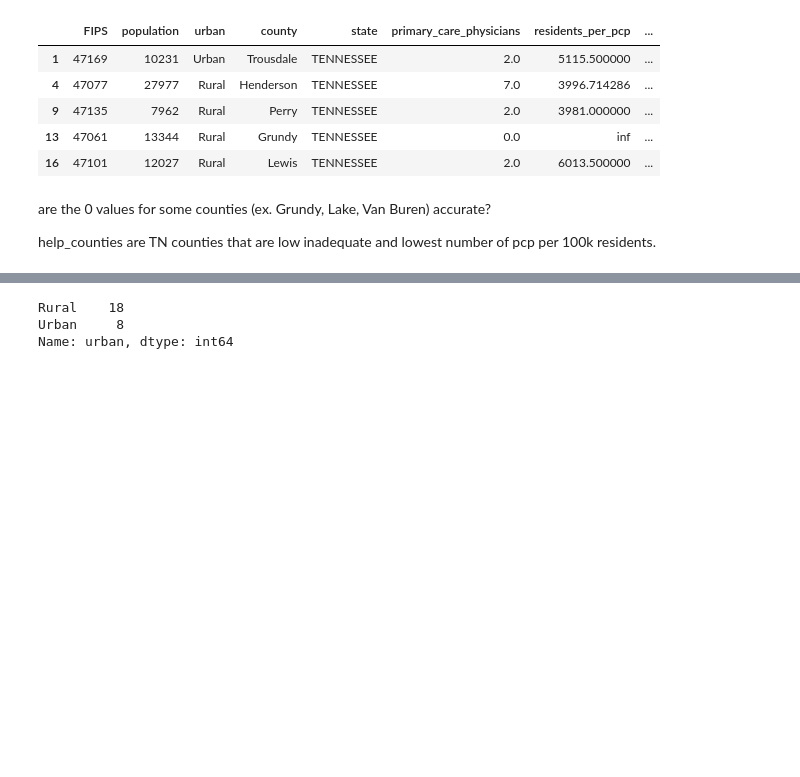
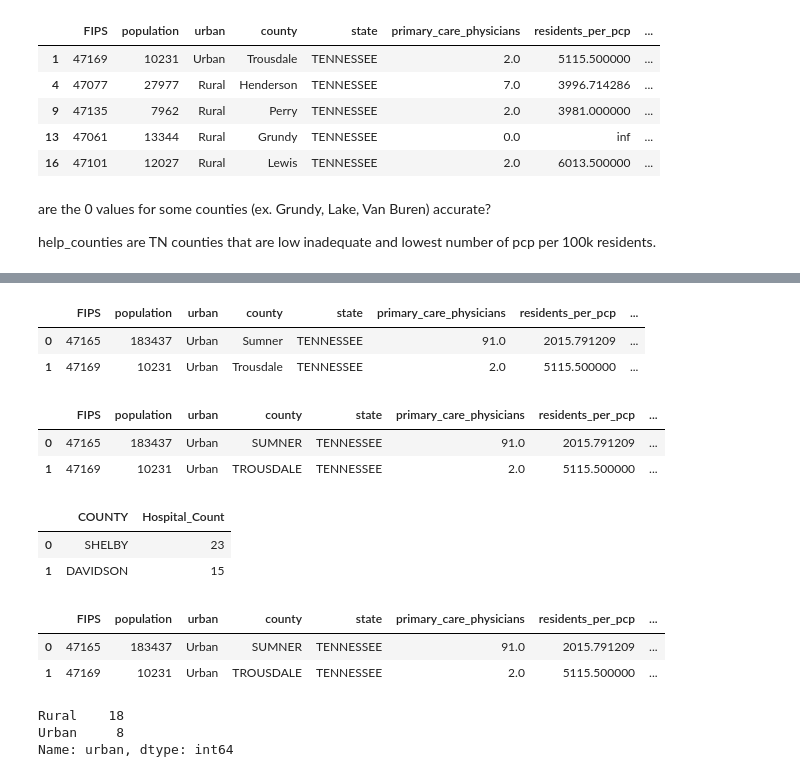
Before and after one commit to ludermln/data-science-essentials-4, a Jupyter notebook: notebooks/Week_2_3_4_tasks.ipynb, the cells around one changed output, grey strips where cells are left out. Saved outputs shown, nothing was run; the diff lists cells and outputs as text; code cells hidden in the pictures; blank space fills up the shorter version.

```diff
--- a/notebooks/Week_2_3_4_tasks.ipynb
+++ b/notebooks/Week_2_3_4_tasks.ipynb
@@ -710,0 +758,20 @@ help_counties are TN counties that are low inadequate and lowest number of pcp p
+# %%
+physicians.head(2)
+# %% [output]
+|  | FIPS | population | urban | county | state | primary_care_physicians | residents_per_pcp | ... |
+| 0 | 47165 | 183437 | Urban | Sumner | TENNESSEE | 91.0 | 2015.791209 | ... |
+| 1 | 47169 | 10231 | Urban | Trousdale | TENNESSEE | 2.0 | 5115.500000 | ... |
+# %%
+physicians['county'] = physicians['county'].str.upper()
+# %%
+physicians.head(2)
+# %% [output]
+|  | FIPS | population | urban | county | state | primary_care_physicians | residents_per_pcp | ... |
+| 0 | 47165 | 183437 | Urban | SUMNER | TENNESSEE | 91.0 | 2015.791209 | ... |
+| 1 | 47169 | 10231 | Urban | TROUSDALE | TENNESSEE | 2.0 | 5115.500000 | ... |
+# %%
+hospitals.head(2)
+# %% [output]
+|  | COUNTY | Hospital_Count |
+| 0 | SHELBY | 23 |
+| 1 | DAVIDSON | 15 |
@@ -711,3 +784,9 @@ help_counties are TN counties that are low inadequate and lowest number of pcp p
+# %%
+physicians.head(2)
+# %% [output]
+|  | FIPS | population | urban | county | state | primary_care_physicians | residents_per_pcp | ... |
+| 0 | 47165 | 183437 | Urban | SUMNER | TENNESSEE | 91.0 | 2015.791209 | ... |
+| 1 | 47169 | 10231 | Urban | TROUSDALE | TENNESSEE | 2.0 | 5115.500000 | ... |
 # %%
 help_counties['urban'].value_counts()
 # %% [output]
```
Also changed, not shown: parts of 10 cells of this notebook, 5 other files.
